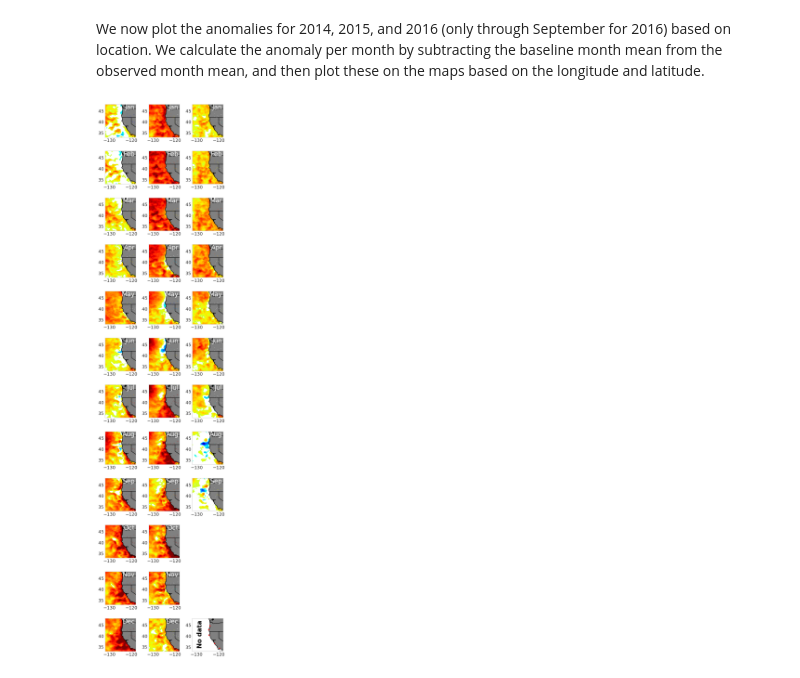
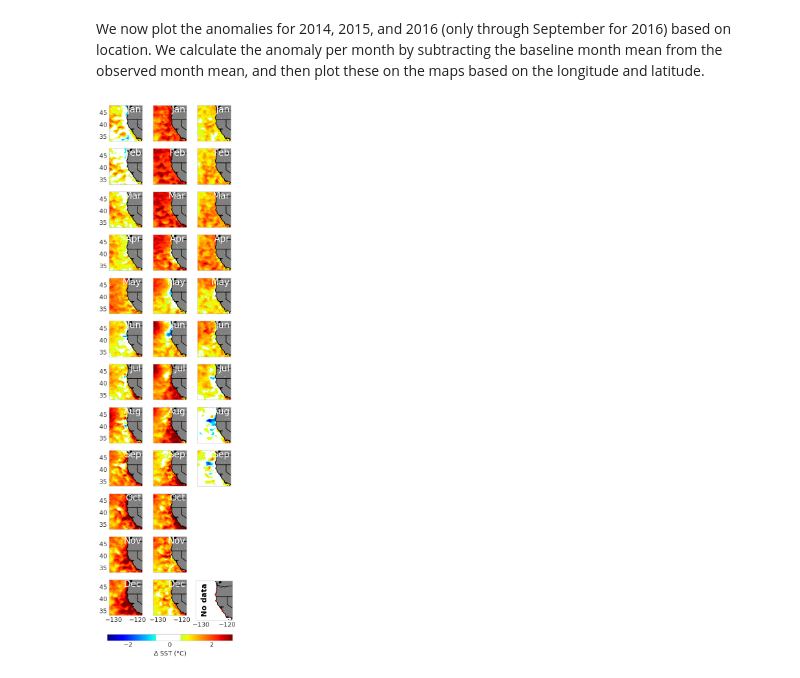
Before and after one commit to UCB-stat-159-s23/hw03-Group27, a Jupyter notebook: climate-Q04.ipynb, the cells around one changed output. Drawn from its saved outputs; the diff is of its cells as text; code cells hidden in the pictures.

```diff
--- a/climate-Q04.ipynb
+++ b/climate-Q04.ipynb
@@ -44,7 +44,7 @@ We now plot the anomalies for 2014, 2015, and 2016 (only through September for 2
 month_names = ['Jan', 'Feb', 'Mar', 'Apr', 'May', 'Jun', 'Jul', 'Aug', 'Sep', 'Oct', 'Nov', 'Dec']
 # %%
 def get_anomaly(year, mon):
-    ''' Calculates the anomaly for the month in the given year '''
+    ''' Calculates the anomaly for the month (1 to 12) in the given year '''
     month_data = ds.analysed_sst.sel(time=f'{month_names[mon-1]}, {year}')
     month_mean = month_data.mean(dim='time')
     return month_mean - baseline.sel(month=mon)
@@ -78,14 +81,14 @@ newcolors = jet(np.linspace(0, 1, 256))
 newcolors[100:150, :] = np.array([1, 1, 1, 1]) # white
 custom_cmap = ListedColormap(newcolors)
 # %%
-def make_fig(ax, month, anomaly):
+def make_fig(ax, month, anomaly, xticks=False, yticks=False):
     ''' Plots given anomaly '''
-    anomaly.plot(ax=ax, transform=crs, cmap=new_cmap,
+    anomaly.plot(ax=ax, transform=crs, cmap=custom_cmap,
                         add_colorbar=False,
                         vmin=-3, vmax=3
     )
 
-    annotate_map(ax, month)
+    annotate_map(ax, month, xticks=xticks, yticks=yticks)
 # %%
 def plot_nodata(ax):
     # match style of other plots
@@ -93,9 +96,9 @@ def plot_nodata(ax):
     ax.set_ylim(ds.lat.min(), ds.lat.max())
     ax.grid(False)
 
-    annotate_map(ax)
+    annotate_map(ax, xticks=True)
 
-    ax.text(-130, 35, "No data", size="x-large", color="black", fontweight="semibold", zorder=5, rotation=90)
+    ax.text(-130, 35, "No data", size="large", color="black", fontweight="semibold", zorder=5, rotation=90)
 
     points = np.array([
         [-124.5639997, 42.8376089],
@@ -112,18 +115,31 @@ for year in np.arange(2014, 2017):
     for month in np.arange(1, 13):
         anomalies[(month, year)] = get_anomaly(year, month)
 # %%
-fig = plt.figure(figsize=(6, 25), layout="tight")
+fig = plt.figure(figsize=(5, 25))
 
+axes = []
 for year in np.arange(2014, 2017):
     for month in np.arange(1, 13):
-        if year == 2016 and month > 9:  # don't need to plot beyond September for 2016
+        if year == 2016 and month > 9:  # don't need to plot beyond September 2016
             break
+        ax = plt.subplot(12, 3, (year - 2014) + (month-1) * 3 + 1, projection=crs)
+        make_fig(ax, month_names[month-1], anomalies[(month, year)], xticks=(month==12), yticks=(year==2014))
+        ax.set_title(None)
+        axes.append(ax)
 
-        ax = plt.subplot(12, 3, (year - 2014) + (month-1) * 3 + 1, projection=crs)
-        make_fig(ax, month_names[month-1], anomalies[(month, year)])
-        ax.set_title(None)
+nodata_ax = plt.subplot(12, 3, 30, projection=crs)
+plot_nodata(nodata_ax)
 
-nodata_ax = plt.subplot(12, 3, 36, projection=crs)
-plot_nodata(nodata_ax)
+norm = colors.Normalize(vmin=-3, vmax=3)
+plt.colorbar(cm.ScalarMappable(norm=norm, cmap=custom_cmap),
+             ax=axes,
+             location="bottom",
+             orientation='horizontal',
+             label=r'$\Delta$ SST ($\degree$C)',
+             pad=0.03,
+             ticks=[-2, 0, 2]
+)
+
+plt.savefig("outputs/Q04.png", bbox_inches="tight")
 # %% [output]
-[figure, old version]
+[figure, new version]
```
Also changed, not shown: parts of 2 cells of this notebook, 1 other file.
